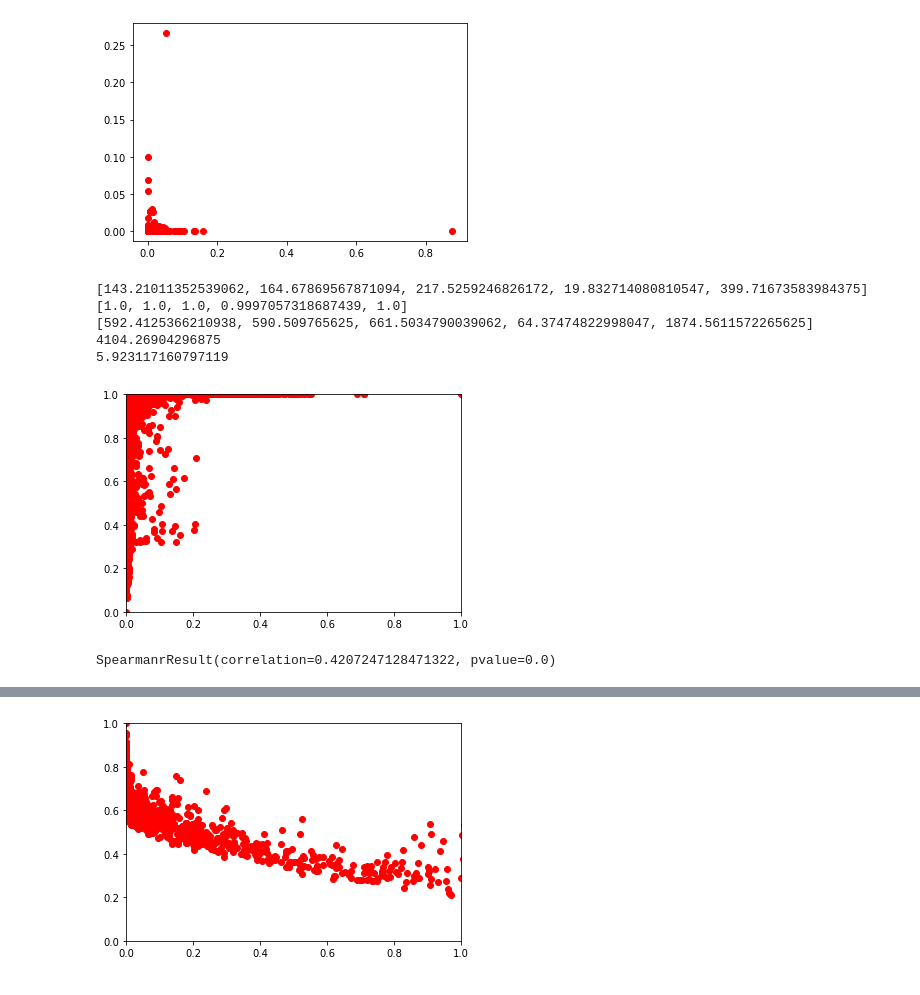
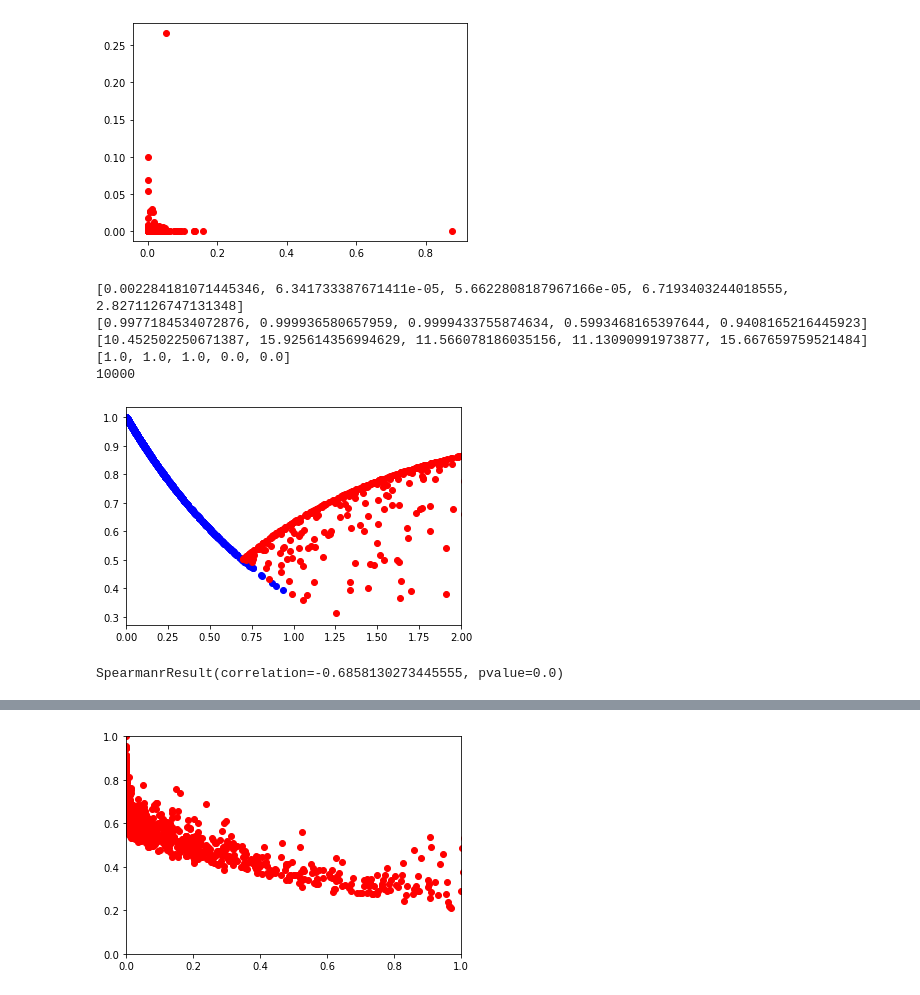
Before and after one commit to gist-ailab/uncertainty-activelearning, a Jupyter notebook: PT4AL/test.ipynb, the cells around one changed output, grey strips where cells are left out. Saved outputs shown, nothing was run; the diff lists cells and outputs as text; code cells hidden in the pictures.

```diff
--- a/PT4AL/test.ipynb
+++ b/PT4AL/test.ipynb
@@ -102,42 +116,65 @@ plt.show()
 # %% [output]
 [figure]
 # %%
-file = open('/home/hinton/NAS_AIlab_dataset/personal/heo_yunjae/Parameters/Uncertainty/pt4al/cifar10/loss_analysis/classification_loss_confidence_distance.txt', 'r')
+file = open('/home/hinton/NAS_AIlab_dataset/personal/heo_yunjae/Parameters/Uncertainty/pt4al/cifar10/classification_loss/classification_loss_confidence_distance.txt', 'r')
 loss = []
 conf = []
 dist = []
+correct = []
 for string in file.readlines():
     loss += [float(string.split('//')[0])]
     conf += [float(string.split('//')[1])]
     dist += [float(string.split('//')[2])]
+    correct += [float(string.split('//')[3])]
 print(loss[:5])
 print(conf[:5])
 print(dist[:5])
+print(correct[:5])
 
-print(max(dist))
-print(min(dist))
+# print(max(dist))
+# print(min(dist))
+print(len(loss))
 
-loss = normalize(loss)
-conf = normalize(conf)
-dist = normalize(dist)
+norm_loss = normalize(loss)
+norm_conf = normalize(conf)
+norm_dist = normalize(dist)
+
+correct_loss = []
+correct_conf = []
+correct_dist = []
+incorr_loss = []
+incorr_conf = []
+incorr_dist = []
+for i in range(len(loss)):
+    if(correct[i]==1.0):
+        correct_loss.append(loss[i])
+        correct_conf.append(conf[i])
+        correct_dist.append(dist[i])
+    else:
+        incorr_loss.append(loss[i])
+        incorr_conf.append(conf[i])
+        incorr_dist.append(dist[i])
 
 import matplotlib.pyplot as plt
 from scipy.stats import spearmanr
 
 # plt.plot(loss_rank[:1000], conf_rank[:1000], 'ro')
-# plt.plot(loss[:1000], conf[:1000], 'ro')
-plt.plot(loss, conf, 'ro')
-plt.xlim(0,1)
-plt.ylim(0,1)
+# plt.plot(loss[:100], conf[:100], 'ro')
+# plt.plot(norm_loss, norm_conf, 'ro')
+# plt.plot(loss, conf, 'ro')
+reverse_incorr_conf = [1-incorr_conf[i] for i in range(len(incorr_conf))]
+plt.plot(correct_loss, correct_conf, 'bo', incorr_loss, incorr_conf, 'ro')
+plt.xlim(0,2)
+# plt.ylim(0,1)
 plt.show()
 
 score = spearmanr(loss, conf)
 print(score)
 # %% [output]
-[143.21011352539062, 164.67869567871094, 217.5259246826172, 19.832714080810547, 399.71673583984375]
-[1.0, 1.0, 1.0, 0.9997057318687439, 1.0]
-[592.4125366210938, 590.509765625, 661.5034790039062, 64.37474822998047, 1874.5611572265625]
-4104.26904296875
-5.923117160797119
+[0.002284181071445346, 6.341733387671411e-05, 5.6622808187967166e-05, 6.7193403244018555, 2.8271126747131348]
+[0.9977184534072876, 0.999936580657959, 0.9999433755874634, 0.5993468165397644, 0.9408165216445923]
+[10.452502250671387, 15.925614356994629, 11.566078186035156, 11.13090991973877, 15.667659759521484]
+[1.0, 1.0, 1.0, 0.0, 0.0]
+10000
-[figure, old version]
+[figure, new version]
-SpearmanrResult(correlation=0.4207247128471322, pvalue=0.0)
+SpearmanrResult(correlation=-0.6858130273445555, pvalue=0.0)
```
Also changed, not shown: parts of 8 cells of this notebook, 5 other files.
